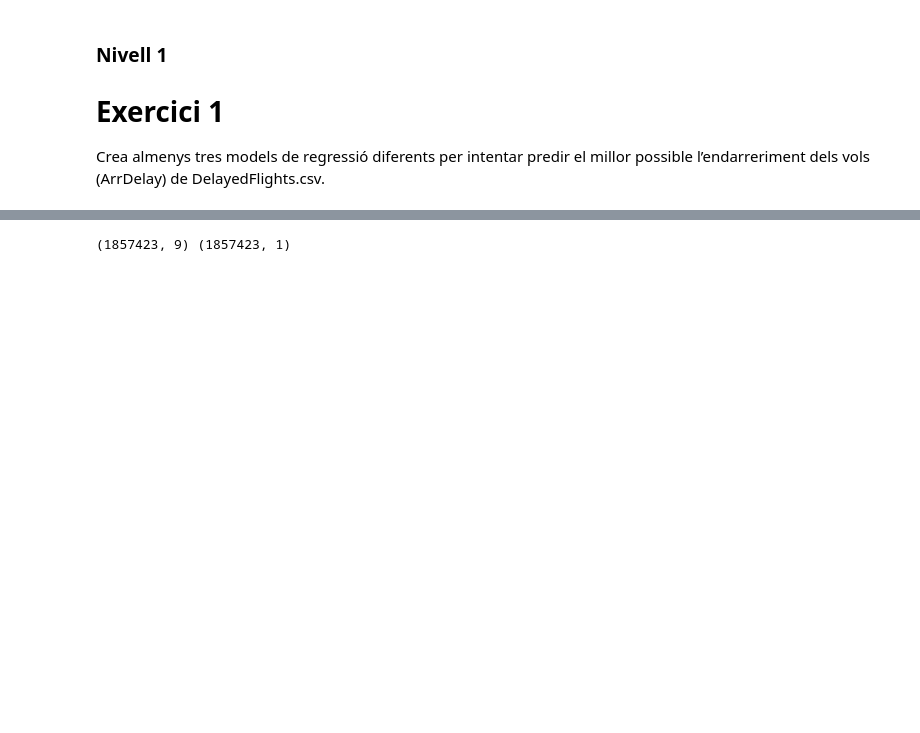
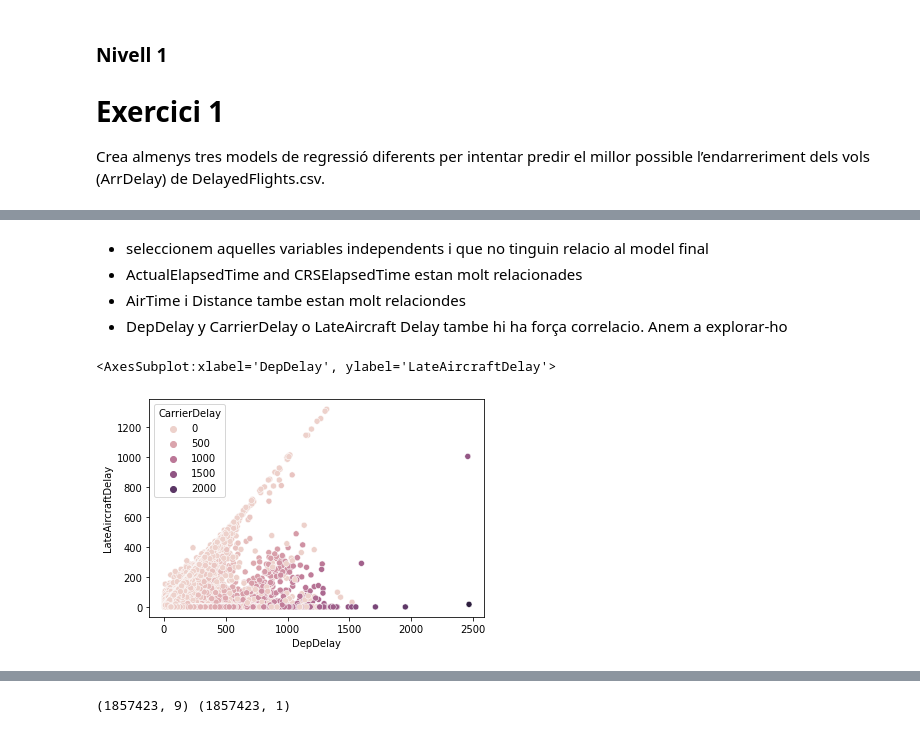
Before and after one commit to ManelForcales/Supervisat_Regressio, a Jupyter notebook: Sprint12 - Regressio.ipynb, the cells around one changed output, grey strips where cells are left out. Cells and saved outputs as stored; diff of their text form; code cells hidden in the pictures; blank space fills up the shorter version.

```diff
--- a/Sprint12 - Regressio.ipynb
+++ b/Sprint12 - Regressio.ipynb
@@ -25,0 +52,10 @@ df_subset= df[['ArrDelay','ActualElapsedTime','DepDelay','TaxiIn','TaxiOut','Car
+# %% [markdown]
++ seleccionem aquelles variables independents i que no tinguin relacio al model final
++ ActualElapsedTime and CRSElapsedTime estan molt relacionades
++ AirTime i Distance tambe estan molt relaciondes
++ DepDelay y CarrierDelay o LateAircraft Delay tambe hi ha força correlacio. Anem a explorar-ho
+# %%
+sns.scatterplot(x='DepDelay', y='LateAircraftDelay',hue='CarrierDelay',data=X)
+# %% [output]
+<AxesSubplot:xlabel='DepDelay', ylabel='LateAircraftDelay'>
+[figure, added]
```
Also changed, not shown: parts of 16 cells of this notebook.
